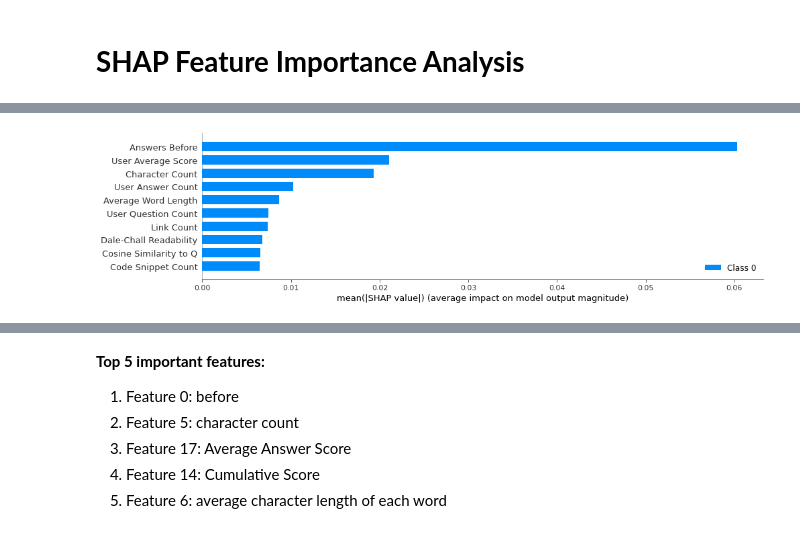
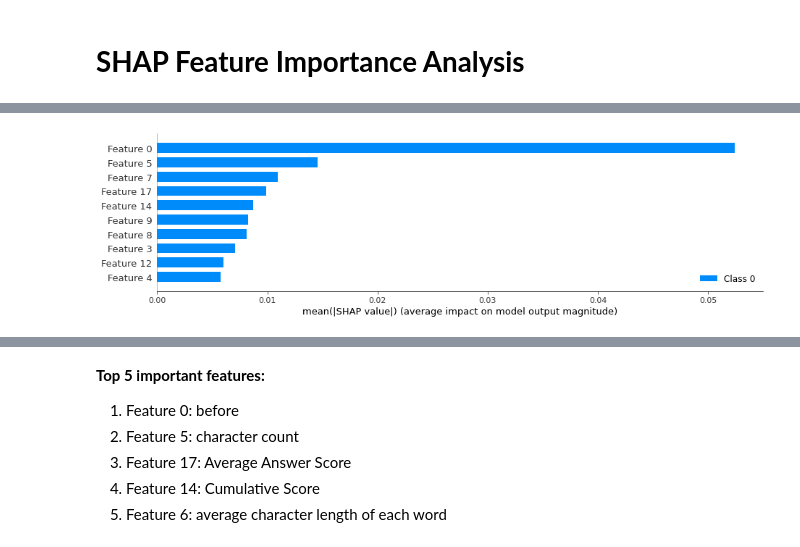
Before and after one commit to karthikm-0/csc2515-project-part2, a Jupyter notebook: Models_Training.ipynb, the cells around one changed output, grey strips where cells are left out. Cells and saved outputs as stored; diff of their text form; code cells hidden in the pictures.

Commit message:
one more update to models_training

```diff
--- a/Models_Training.ipynb
+++ b/Models_Training.ipynb
@@ -225,28 +224,9 @@ Xtr_shap=Xtr[:5000]
 #sample 1000 from training set for shap calculation
 # %%
 #Plot Shap value to display feature importance(measure the effect of removing one feature on the output value)
-
-explainer = shap.DeepExplainer(regr,Xtr_shap)
-shap_values=explainer.shap_values(Xtr_shap)
-shap.summary_plot(shap_values, Xtr_shap)
+shap.summary_plot(shap_values, Xtr_shap,max_display=10, plot_size=(15,4))
+# %% [output]
+[figure, added]
-# %%
-#Plot Shap value to display feature importance(measure the effect of removing one feature on the output value)
-top_10_names=['']*30
-top_10_names[0]='Answers Before'
-top_10_names[5]='Character Count'
-top_10_names[17]='User Average Score'
-top_10_names[15]='User Answer Count'
-top_10_names[6]='Average Word Length'
-top_10_names[16]='User Question Count'
-top_10_names[7]='Link Count'
-top_10_names[10]='Dale-Chall Readability'
-top_10_names[3]='Cosine Similarity to Q'
-top_10_names[8]='Code Snippet Count'
-explainer = shap.DeepExplainer(model,Xtr_shap)
-shap_values=explainer.shap_values(Xtr_shap)
-shap.summary_plot(shap_values, Xtr_shap,max_display=10, plot_size=(15,4),feature_names=top_10_names)
-# %% [output]
-[figure, removed]
 # %% [markdown]
 **Feature Importance Number, subtract 1 from the column number as SHAP feature start with 0.**
 ![picture](https://drive.google.com/uc?export=view&id=1thCGtoq4rjIa6uJkr2ECj1WvQnn1inza)
```
Also changed, not shown: parts of 7 cells of this notebook.
